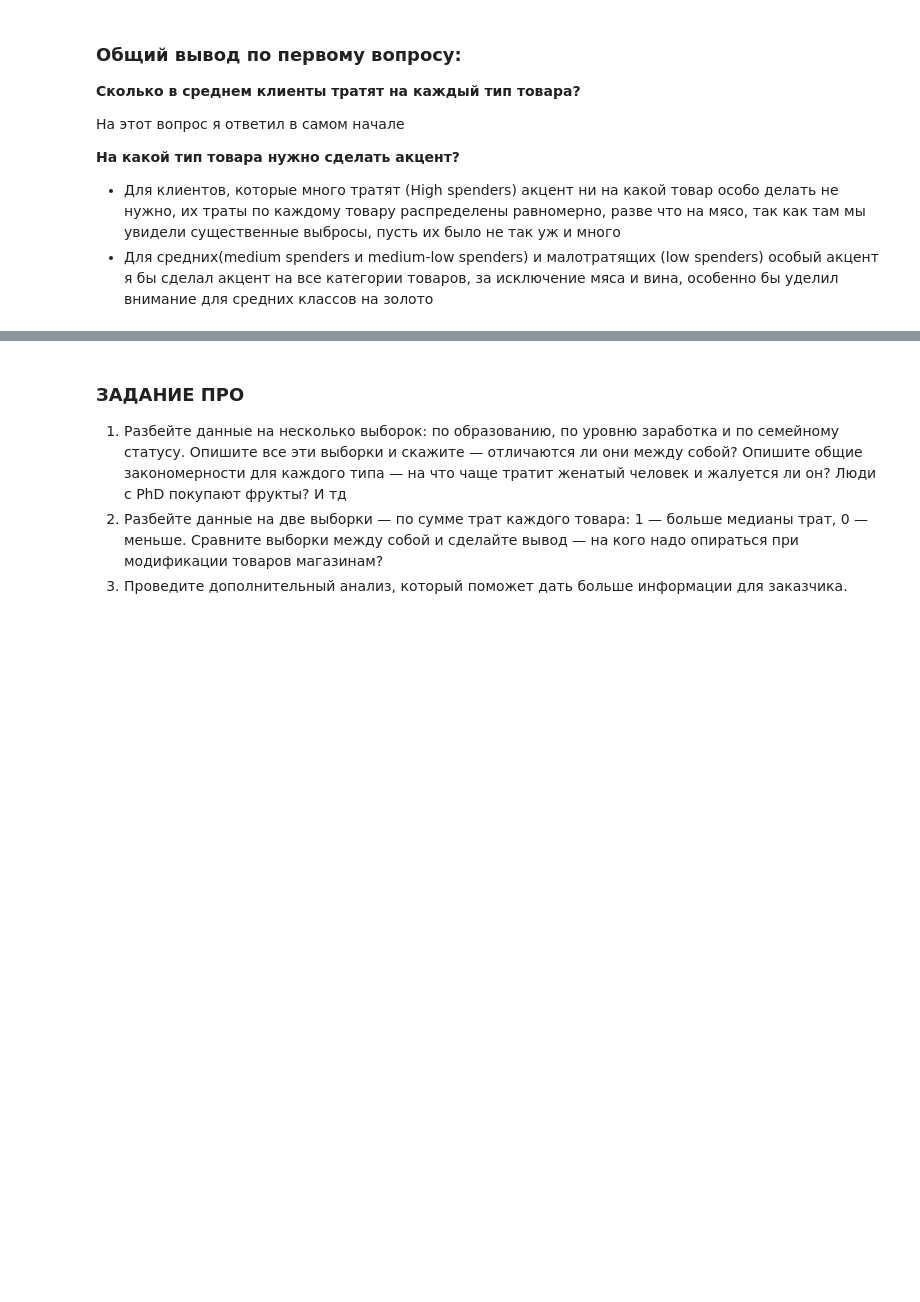
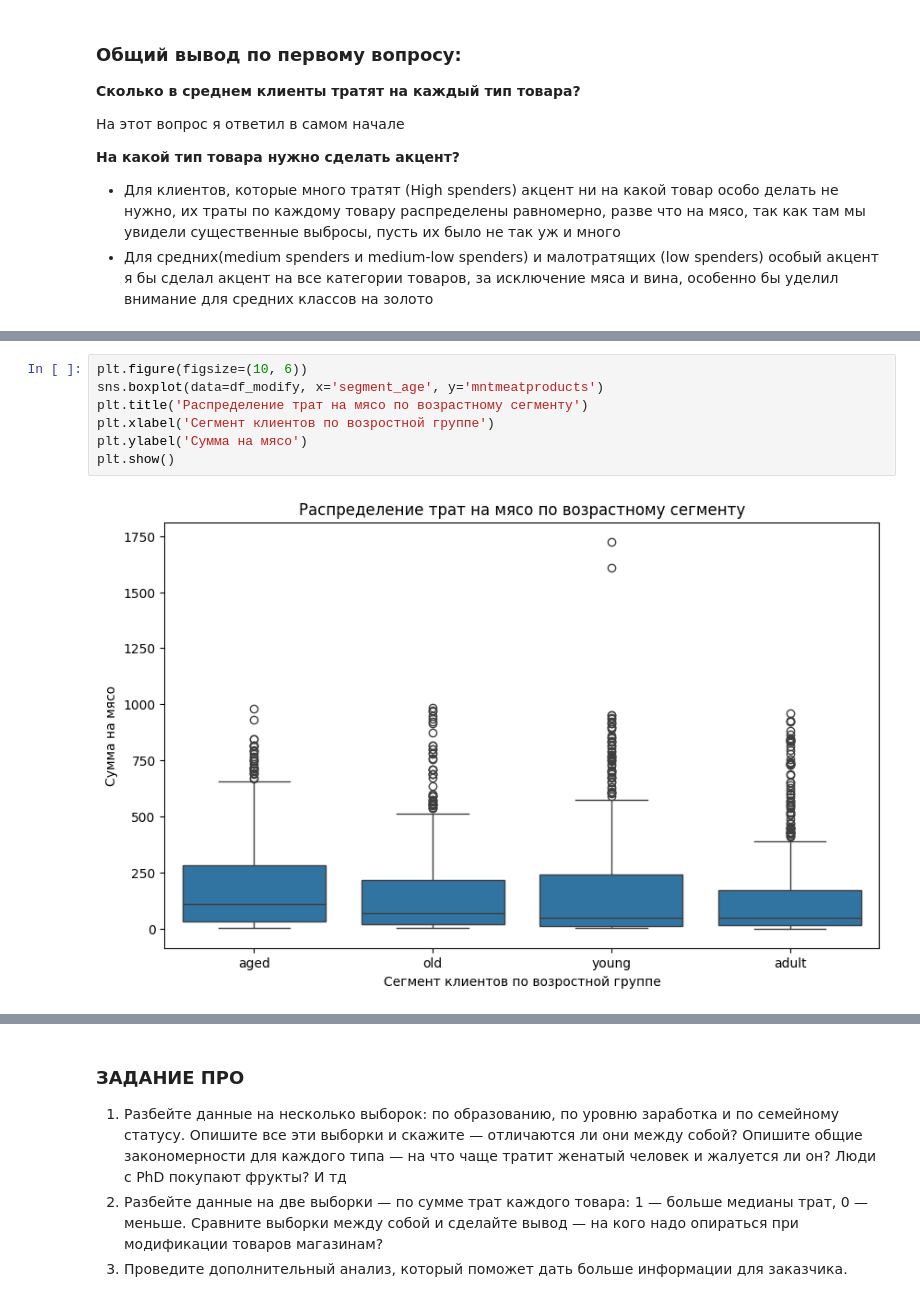
Before and after one commit to AlexeyOrehov/homework, a Jupyter notebook: home_work_1.9/1.9 1_RAZDEL_PRO_forstud.ipynb, the cells around one changed output, grey strips where cells are left out. Drawn from its saved outputs; the diff is of its cells as text; blank space fills up the shorter version.

```diff
--- a/home_work_1.9/1.9 1_RAZDEL_PRO_forstud.ipynb
+++ b/home_work_1.9/1.9 1_RAZDEL_PRO_forstud.ipynb
@@ -610,0 +747,9 @@ __На какой тип товара нужно сделать акцент?__
+# %%
+plt.figure(figsize=(10, 6))
+sns.boxplot(data=df_modify, x='segment_age', y='mntmeatproducts')
+plt.title('Распределение трат на мясо по возрастному сегменту')
+plt.xlabel('Сегмент клиентов по возростной группе')
+plt.ylabel('Сумма на мясо')
+plt.show()
+# %% [output]
+[figure, added]
```
Also changed, not shown: parts of 44 cells of this notebook.
